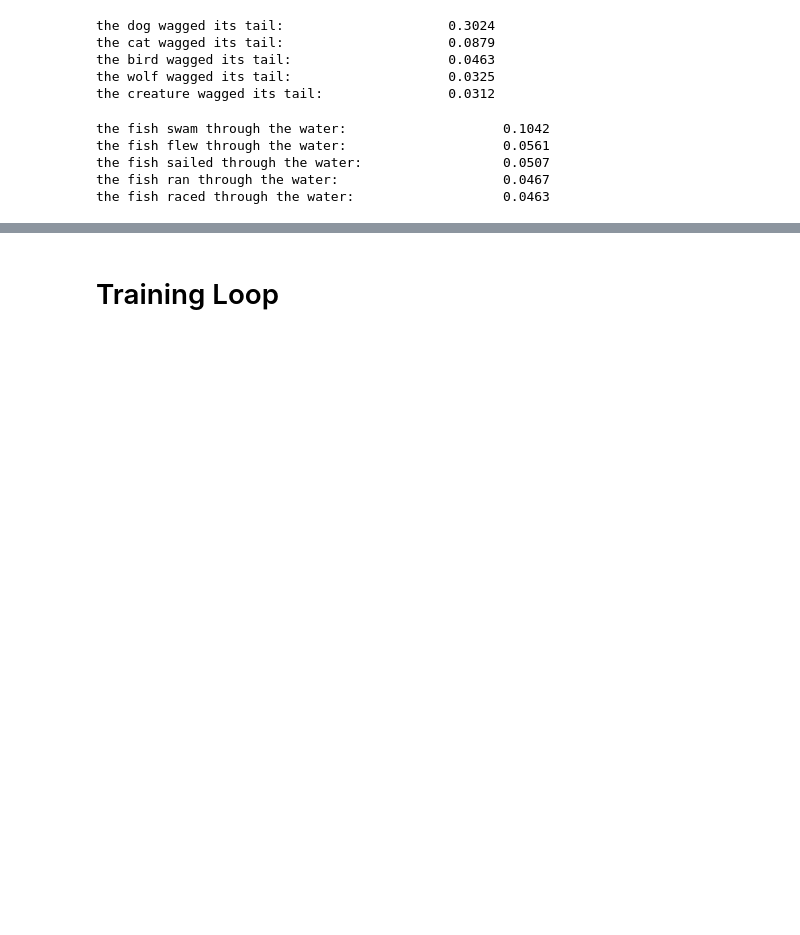
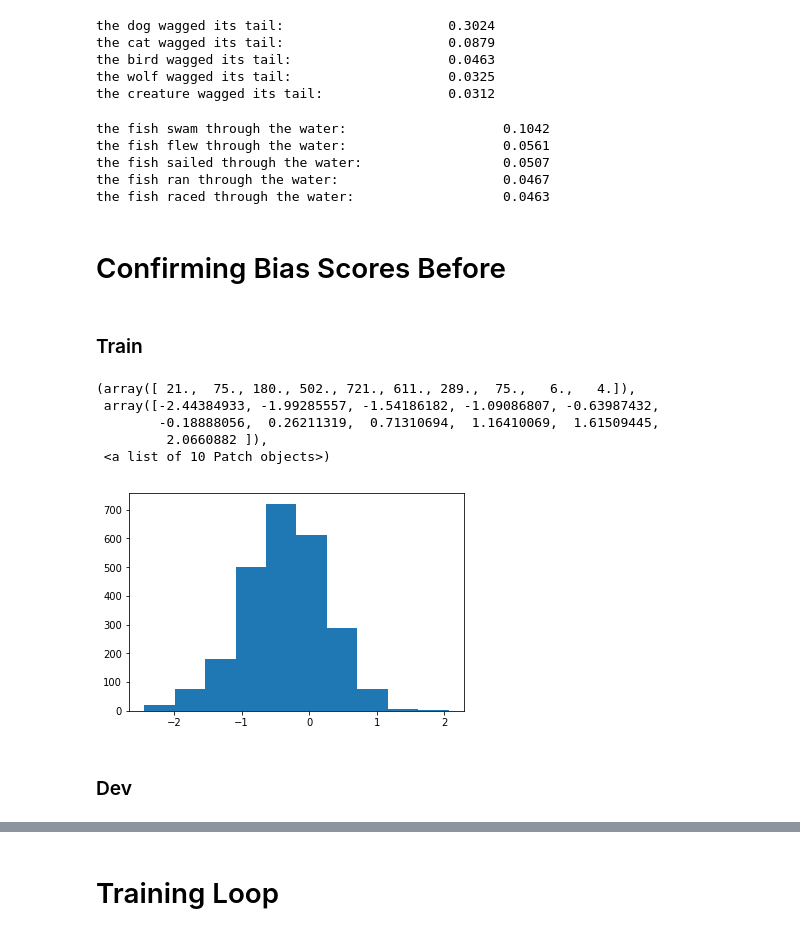
Before and after one commit to keitakurita/contextual_embedding_bias_measure, a Jupyter notebook: notebooks/bert_naive_debiasing.ipynb, the cells around one changed output, grey strips where cells are left out. Cells and saved outputs as stored; diff of their text form; code cells hidden in the pictures; blank space fills up the shorter version.

```diff
--- a/notebooks/bert_naive_debiasing.ipynb
+++ b/notebooks/bert_naive_debiasing.ipynb
@@ -627,3 +633,7 @@ the fish flew through the water:                    0.0561
 the fish sailed through the water:                  0.0507
 the fish ran through the water:                     0.0467
 the fish raced through the water:                   0.0463
+# %% [markdown]
+# Confirming Bias Scores Before
+# %% [markdown]
+### Train
@@ -629,0 +649,13 @@ the fish raced through the water:                   0.0463
+# %%
+df_train = pd.read_csv(DATA_ROOT / config.train_file)
+# %%
+plt.hist(df_train["original_bias_score"])
+# %% [output]
+(array([ 21.,  75., 180., 502., 721., 611., 289.,  75.,   6.,   4.]),
+ array([-2.44384933, -1.99285557, -1.54186182, -1.09086807, -0.63987432,
+        -0.18888056,  0.26211319,  0.71310694,  1.16410069,  1.61509445,
+         2.0660882 ]),
+ <a list of 10 Patch objects>)
+[figure, added]
+# %% [markdown]
+### Dev
```
Also changed, not shown: parts of 44 cells of this notebook.
